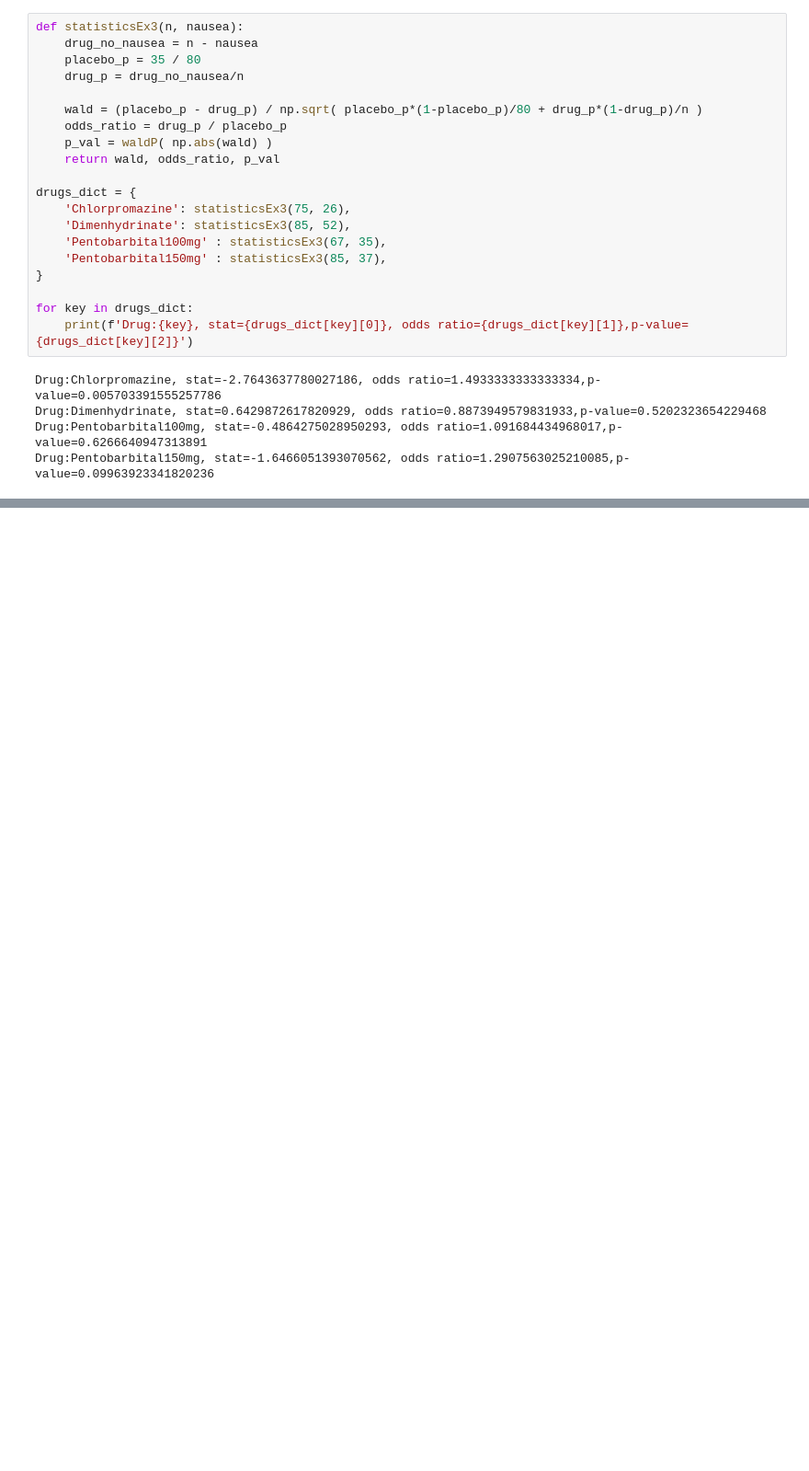
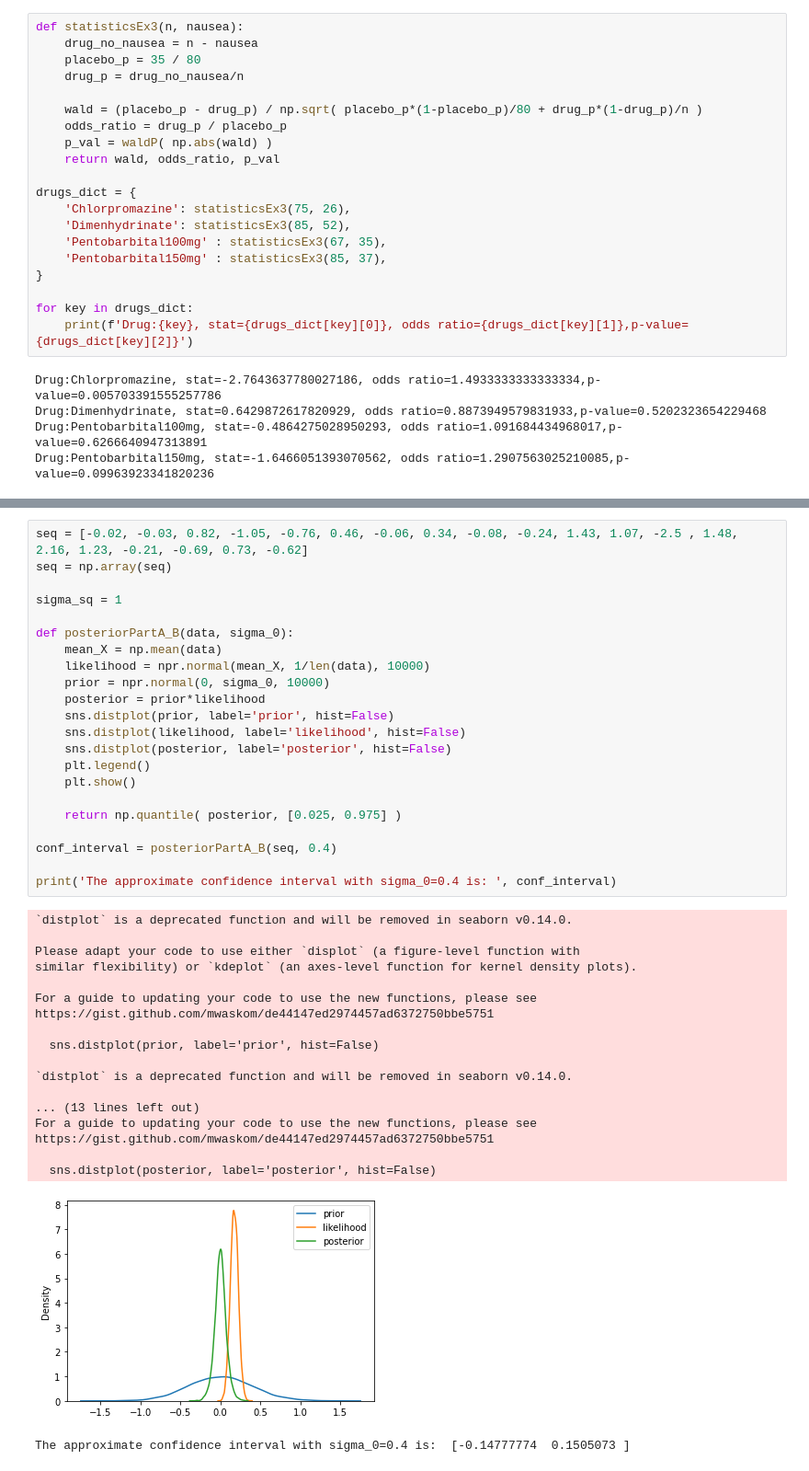
Before and after one commit to vyeoms/assignments, a Jupyter notebook: stats4ds/week4.ipynb, the cells around one changed output, grey strips where cells are left out. Shown at 92% size. Drawn from its saved outputs; the diff is of its cells as text; blank space fills up the shorter version.

```diff
--- a/stats4ds/week4.ipynb
+++ b/stats4ds/week4.ipynb
@@ -208,0 +222,42 @@ NameError: name 'mean_estimates' is not defined
+# %%
+seq = [-0.02, -0.03, 0.82, -1.05, -0.76, 0.46, -0.06, 0.34, -0.08, -0.24, 1.43, 1.07, -2.5 , 1.48, 2.16, 1.23, -0.21, -0.69, 0.73, -0.62]
+seq = np.array(seq)
+
+sigma_sq = 1
+
+def posteriorPartA_B(data, sigma_0):
+    mean_X = np.mean(data)
+    likelihood = npr.normal(mean_X, 1/len(data), 10000)
+    prior = npr.normal(0, sigma_0, 10000)
+    posterior = prior*likelihood
+    sns.distplot(prior, label='prior', hist=False)
+    sns.distplot(likelihood, label='likelihood', hist=False)
+    sns.distplot(posterior, label='posterior', hist=False)
+    plt.legend()
+    plt.show()
+
+    return np.quantile( posterior, [0.025, 0.975] )
+
+conf_interval = posteriorPartA_B(seq, 0.4)
+
+print('The approximate confidence interval with sigma_0=0.4 is: ', conf_interval)
+# %% [output]
+`distplot` is a deprecated function and will be removed in seaborn v0.14.0.
+
+Please adapt your code to use either `displot` (a figure-level function with
+similar flexibility) or `kdeplot` (an axes-level function for kernel density plots).
+
+For a guide to updating your code to use the new functions, please see
+https://gist.github.com/mwaskom/de44147ed2974457ad6372750bbe5751
+
+  sns.distplot(prior, label='prior', hist=False)
+
+`distplot` is a deprecated function and will be removed in seaborn v0.14.0.
+
+... (13 lines left out)
+For a guide to updating your code to use the new functions, please see
+https://gist.github.com/mwaskom/de44147ed2974457ad6372750bbe5751
+
+  sns.distplot(posterior, label='posterior', hist=False)
+[figure, added]
+The approximate confidence interval with sigma_0=0.4 is:  [-0.14777774  0.1505073 ]
```
Also changed, not shown: parts of 17 cells of this notebook.
